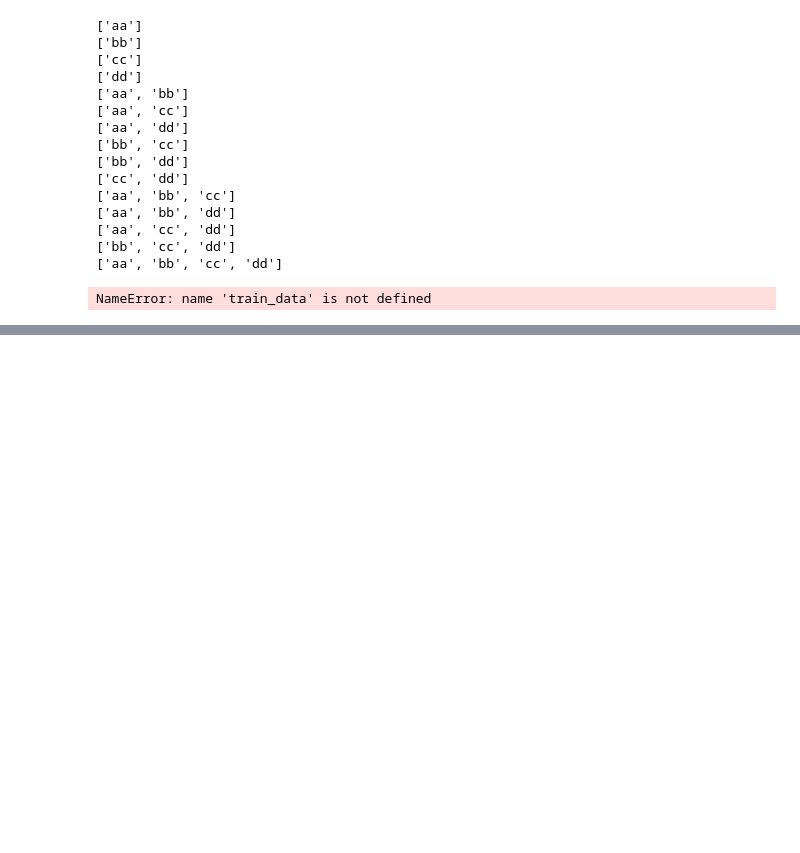
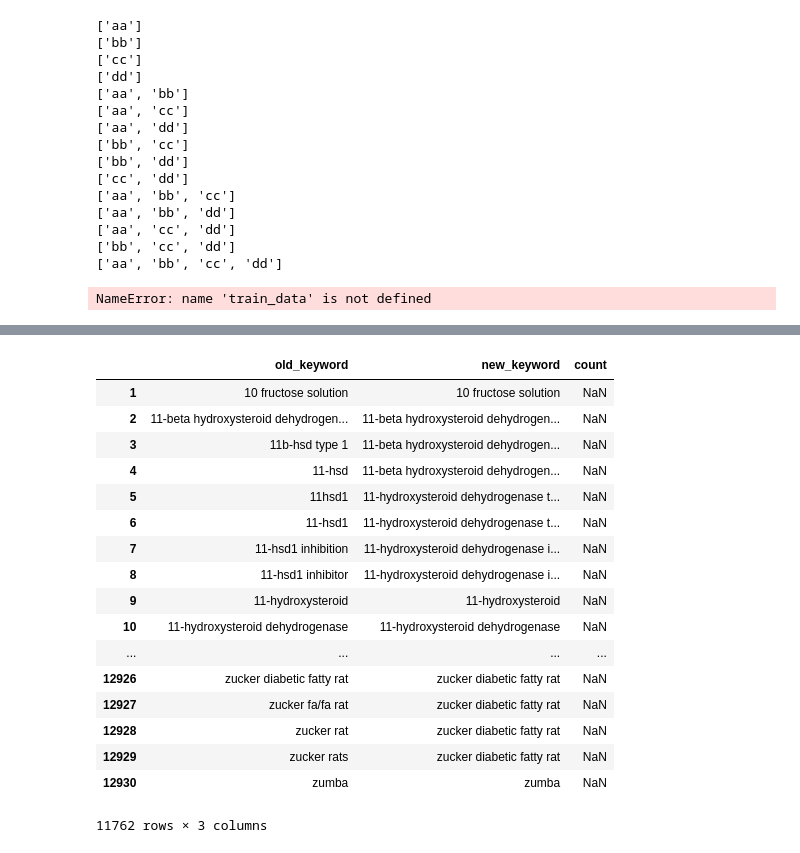
Before and after one commit to ffaisal93/linkPrediction, a Jupyter notebook: similarity_measurement.ipynb, the cells around one changed output, grey strips where cells are left out. Saved outputs shown, nothing was run; the diff lists cells and outputs as text; code cells hidden in the pictures; blank space fills up the shorter version.

```diff
--- a/similarity_measurement.ipynb
+++ b/similarity_measurement.ipynb
@@ -647,0 +626,3 @@ for _ in range(100):
+# %%
+old_list = pd.read_csv("dataset\obesity keyword to clean.csv")
+new_list = pd.read_csv("dataset\ob09-11toclean.csv")
@@ -647,0 +638,2 @@ for _ in range(100):
+# %%
+merged = pd.merge(old_list, new_list, on='old_keyword', how='left')
@@ -647,0 +649,21 @@ for _ in range(100):
+# %%
+merged.loc[merged['count'].isnull()]
+# %% [output]
+|  | old_keyword | new_keyword | count |
+| 1 | 10 fructose solution | 10 fructose solution | NaN |
+| 2 | 11-beta hydroxysteroid dehydrogen... | 11-beta hydroxysteroid dehydrogen... | NaN |
+| 3 | 11b-hsd type 1 | 11-beta hydroxysteroid dehydrogen... | NaN |
+| 4 | 11-hsd | 11-beta hydroxysteroid dehydrogen... | NaN |
+| 5 | 11hsd1 | 11-hydroxysteroid dehydrogenase t... | NaN |
+| 6 | 11-hsd1 | 11-hydroxysteroid dehydrogenase t... | NaN |
+| 7 | 11-hsd1 inhibition | 11-hydroxysteroid dehydrogenase i... | NaN |
+| 8 | 11-hsd1 inhibitor | 11-hydroxysteroid dehydrogenase i... | NaN |
+| 9 | 11-hydroxysteroid | 11-hydroxysteroid | NaN |
+| 10 | 11-hydroxysteroid dehydrogenase | 11-hydroxysteroid dehydrogenase | NaN |
+| ... | ... | ... | ... |
+| 12926 | zucker diabetic fatty rat | zucker diabetic fatty rat | NaN |
+| 12927 | zucker fa/fa rat | zucker diabetic fatty rat | NaN |
+| 12928 | zucker rat | zucker diabetic fatty rat | NaN |
+| 12929 | zucker rats | zucker diabetic fatty rat | NaN |
+| 12930 | zumba | zumba | NaN |
+11762 rows × 3 columns
```
Also changed, not shown: parts of 3 cells of this notebook, 16 other files.
